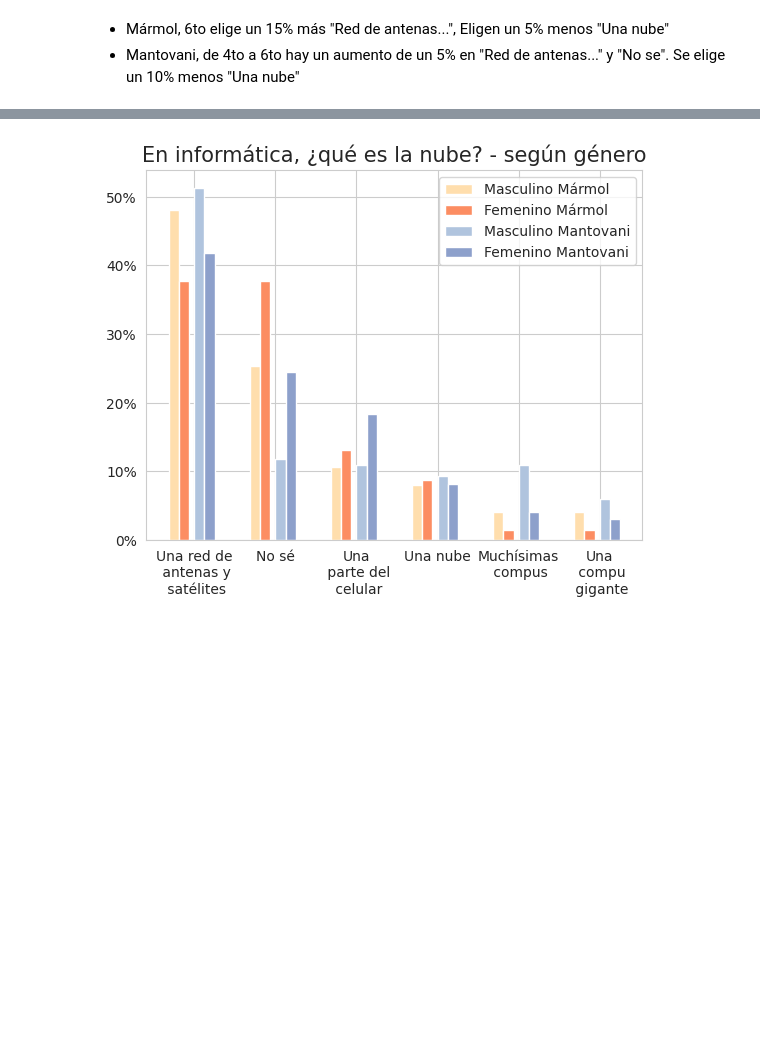
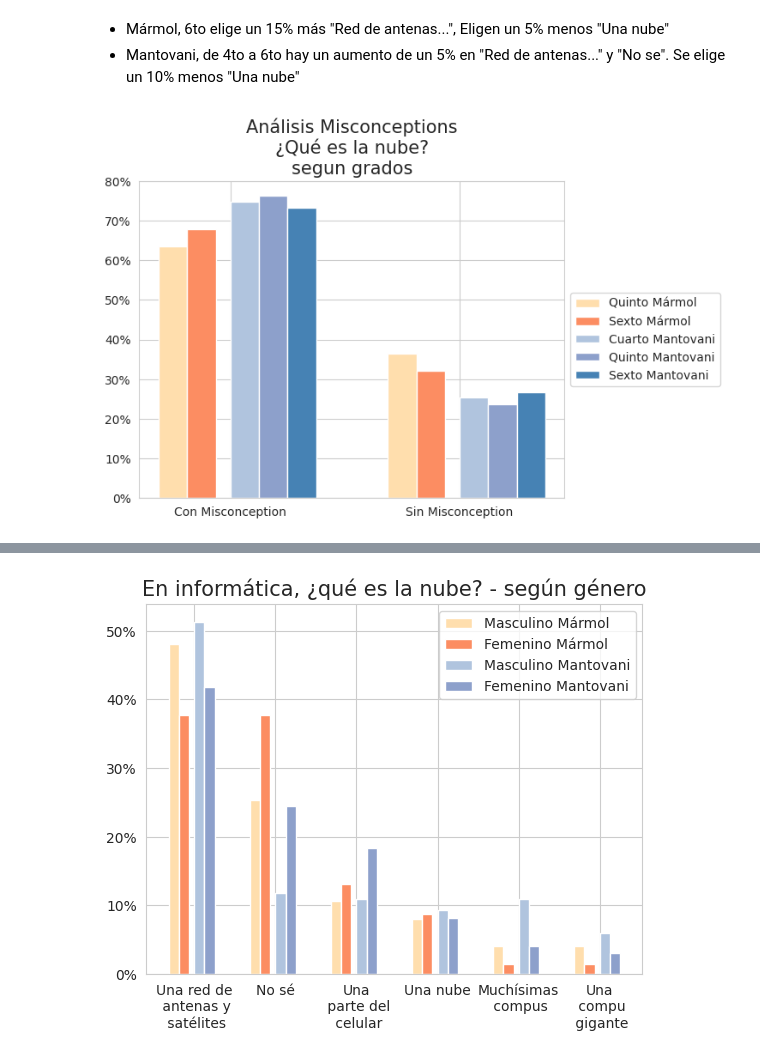
Before and after one commit to fedesassone/tesis, a Jupyter notebook: notebooks/misconceptions/Misconceptions.ipynb, the cells around one changed output, grey strips where cells are left out. Drawn from its saved outputs; the diff is of its cells as text; code cells hidden in the pictures; blank space fills up the shorter version.

Commit message:
Que es nube analisis misconc hecho

```diff
--- a/notebooks/misconceptions/Misconceptions.ipynb
+++ b/notebooks/misconceptions/Misconceptions.ipynb
@@ -2461,0 +2460,50 @@ plt.savefig('que_es_nube_grados.png')
+# %%
+# Con misconception vs Sin Misconception - Agrupando No se - ¿Qué es la nube?  - segun grados
+data_marmol_quinto = marmol[marmol['grado']=="Quinto"]["que_es_nube"].value_counts(normalize=True).sort_values(ascending=False)
+data_marmol_sexto = marmol[marmol['grado']=="Sexto"]["que_es_nube"].value_counts(normalize=True).sort_values(ascending=False)
+data_mantovani_cuarto = mantovani[mantovani['grado']=="Cuarto"]["que_es_nube"].value_counts(normalize=True).sort_values(ascending=False)
+data_mantovani_quinto = mantovani[mantovani['grado']=="Quinto"]["que_es_nube"].value_counts(normalize=True).sort_values(ascending=False)
+data_mantovani_sexto = mantovani[mantovani['grado']=="Sexto"]["que_es_nube"].value_counts(normalize=True).sort_values(ascending=False)
+
+dfs = [data_marmol_quinto,data_marmol_sexto,data_mantovani_cuarto,data_mantovani_quinto,data_mantovani_sexto]
+
+result = pd.concat(dfs, axis=1, ignore_index=True)
+result = result.rename(columns={0:'Quinto Mármol',
+                                1:'Sexto Mármol',
+                                2:'Cuarto Mantovani',
+                                3:'Quinto Mantovani',
+                                4:'Sexto Mantovani'},
+                       index={"Una red de antenas y satélites": "Una red de\n antenas y\n satélites",
+                              "No sé": "No sé",
+                              "Una parte del celular": "Una\n parte del\n celular",
+                              "Muchísimas computadoras (tantas que podrían llenar una cancha de fútbol)": "Muchísimas\n compus",
+                              "Una computadora gigante":"Una\n compu\n gigante"}).fillna(0)
+
+# print(result)
+
+df_con_mis = result.loc[(result.index != 'No sé') & (result.index != 'Muchísimas\n compus')].sum()
+df_sin_mis = result.loc[(result.index == 'No sé') | (result.index == 'Muchísimas\n compus')].sum()
+
+result = pd.concat([df_con_mis, df_sin_mis], axis=1, ignore_index=True).rename(columns={0: "Con Misconception", 1: "Sin Misconception"}).transpose()
+
+bar_width = 0.25
+
+br1 = [1,3]
+br2 = [x +     bar_width for x in br1]
+br3 = [x + 1.5*bar_width for x in br2]
+br4 = [x +     bar_width for x in br3]
+br5 = [x +     bar_width for x in br4]
+
+plt.bar(br1, result['Quinto Mármol']    , width=bar_width, label = 'Quinto Mármol', color='navajowhite')
+plt.bar(br2, result['Sexto Mármol']     , width=bar_width, label = 'Sexto Mármol', color='C1')
+plt.bar(br3, result['Cuarto Mantovani'] , width=bar_width, label = 'Cuarto Mantovani', color='lightsteelblue')
+plt.bar(br4, result['Quinto Mantovani'] , width=bar_width, label = 'Quinto Mantovani', color='C2')
+plt.bar(br5, result['Sexto Mantovani']  , width=bar_width, label = 'Sexto Mantovani', color='steelblue')
+
+plt.gca().yaxis.set_major_formatter(PercentFormatter(1))
+plt.title("Análisis Misconceptions\n¿Qué es la nube?\nsegun grados", fontsize=15)
+plt.xticks([x + 2*bar_width for x in br1], result.index)
+plt.legend(loc='center left', bbox_to_anchor=(1, 0.5))
+plt.savefig('misconc_agreg_que_es_nube_grados.png')
+# %% [output]
+[figure, added]
```
Also changed, not shown: parts of 8 cells of this notebook, 4 other files.
